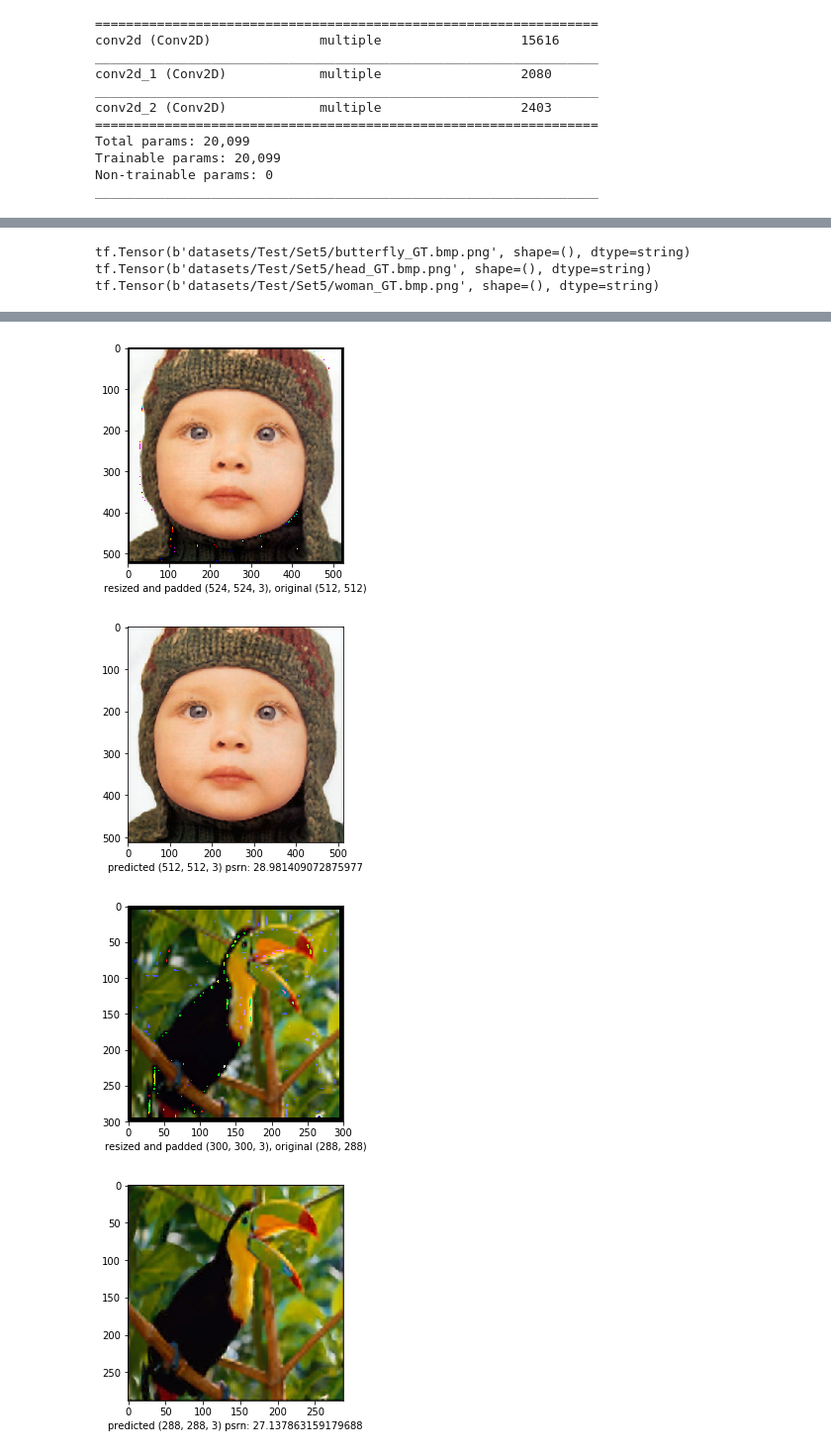
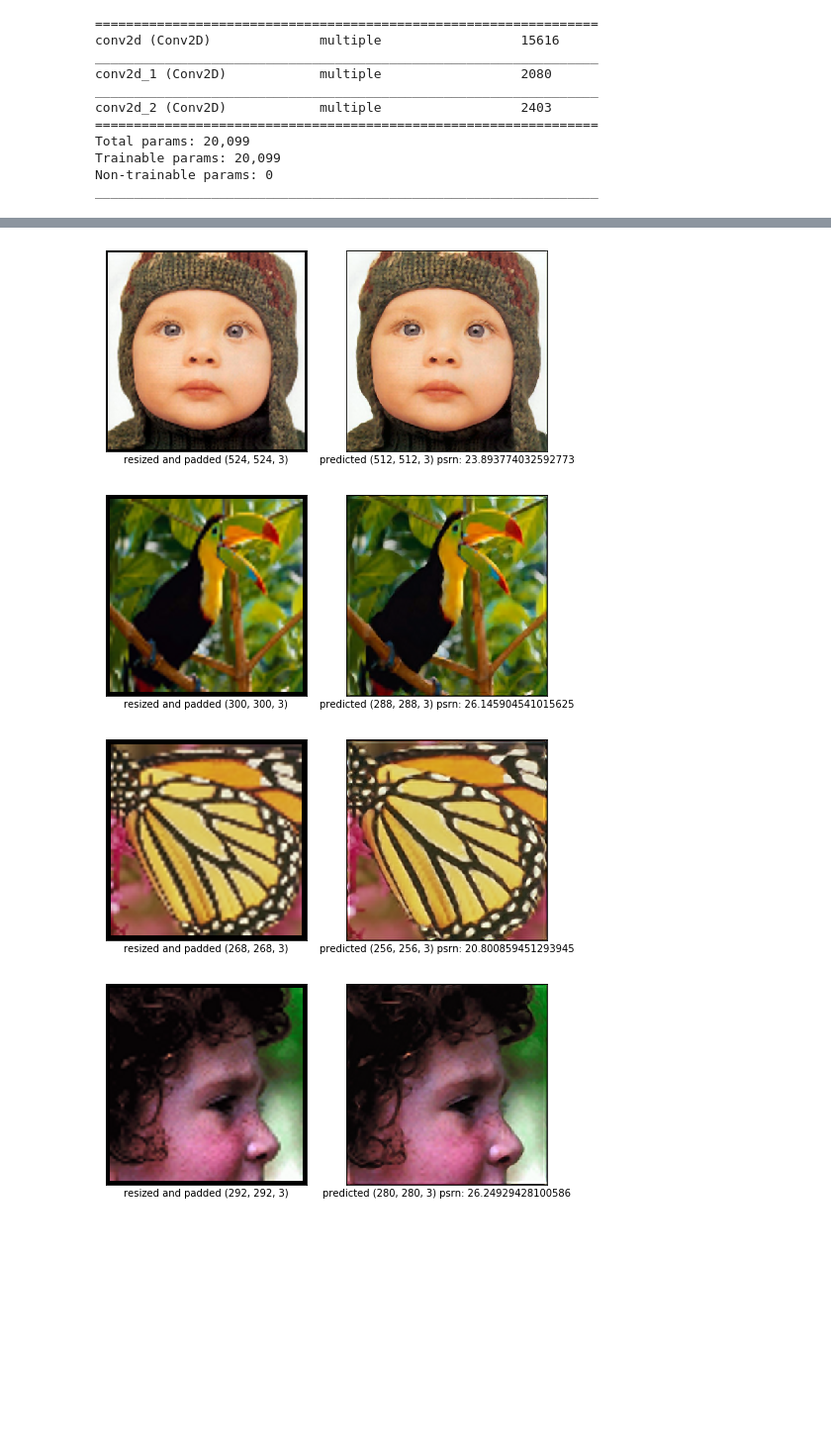
Before and after one commit to juliabeliaeva/srcnn, a Jupyter notebook: srcnn.ipynb, the cells around one changed output, grey strips where cells are left out. Shown at 99% size. Drawn from its saved outputs; the diff is of its cells as text; code cells hidden in the pictures; blank space fills up the shorter version.

```diff
--- a/srcnn.ipynb
+++ b/srcnn.ipynb
@@ -40,7 +48,8 @@ def resize(image, size, method):
     if resized.dtype == tf.uint8:
         return resized
     else:
-        return tf.cast(resized, tf.uint8)
+        # deal with https://github.com/tensorflow/tensorflow/issues/10722
+        return tf.saturate_cast(resized, tf.uint8)
 
 def prepare_input_image(original_image, input_h, input_w, scale):
     degraded_image = resize(original_image, size=[input_h // scale, input_w // scale], method=tf.image.ResizeMethod.GAUSSIAN)
@@ -172,7 +243,7 @@ model_path = f"{model_dir}/{run_id}.h5"
 model.save(model_path)
 # %%
 model_dir='models'
-model_path = f"{model_dir}/1553003652.h5"
+model_path = f"{model_dir}/{run_id}.h5"
 restored_model = tf.keras.models.load_model(model_path)
 input_size = 32
 output_size=20
@@ -186,18 +257,16 @@ for filename in tf.io.matching_files("datasets/Test/Set5/*.bmp"):
     image = prepare_input_image(image, h, w, scale=4)
     padding = (input_size - output_size) // 2
     image = tf.pad(image, [[padding, padding], [padding, padding], [0, 0]], "CONSTANT")
-    plt.figure()
-    plt.imshow(image)
-    plt.xlabel(f"resized and padded {image.get_shape()}, original ({h}, {w})")
+    plt.figure(figsize=(8, 8))
+    plt.subplot(1, 2, 1)
+    plot_image(image, f"resized and padded {image.get_shape()}")
 
     predicted = restored_model(tf.expand_dims(image, 0))[0]
     psnr = tf.image.psnr(predicted, ground_truth, max_val=1.0)
 
     saved_filename = filename + ".png"
-    print(saved_filename)
     tf.io.write_file(saved_filename, tf.image.encode_png(tf.image.convert_image_dtype(predicted, dtype=tf.uint8)))
 
-    plt.figure()
-    plt.imshow(predicted)
-    plt.xlabel(f"predicted {predicted.get_shape()} psrn: {psnr}")
+    plt.subplot(1, 2, 2)
+    plot_image(predicted, f"predicted {predicted.get_shape()} psrn: {psnr}")
 # %% [output]
@@ -211,3 +278,0 @@ W0331 23:11:21.188567 140407507691328 image.py:648] Clipping input data to the v
-tf.Tensor(b'datasets/Test/Set5/butterfly_GT.bmp.png', shape=(), dtype=string)
-tf.Tensor(b'datasets/Test/Set5/head_GT.bmp.png', shape=(), dtype=string)
-tf.Tensor(b'datasets/Test/Set5/woman_GT.bmp.png', shape=(), dtype=string)
@@ -215,4 +279,4 @@ W0331 23:11:21.280672 140407507691328 image.py:648] Clipping input data to the v
-[figure, old version]
+[figure, new version]
-[figure, old version]
+[figure, new version]
-[figure, old version]
+[figure, new version]
-[figure, old version]
+[figure, new version]
```
Also changed, not shown: parts of 6 cells of this notebook.
